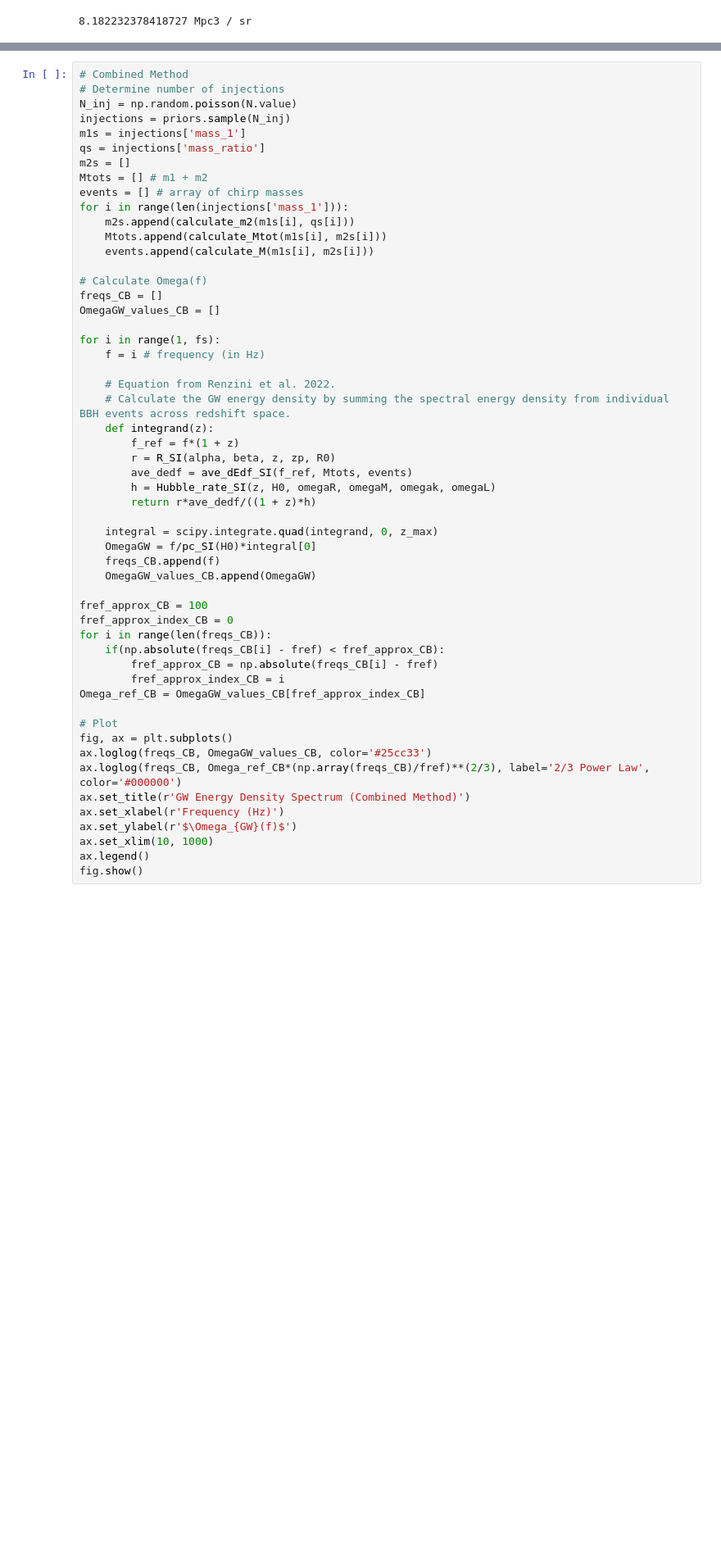
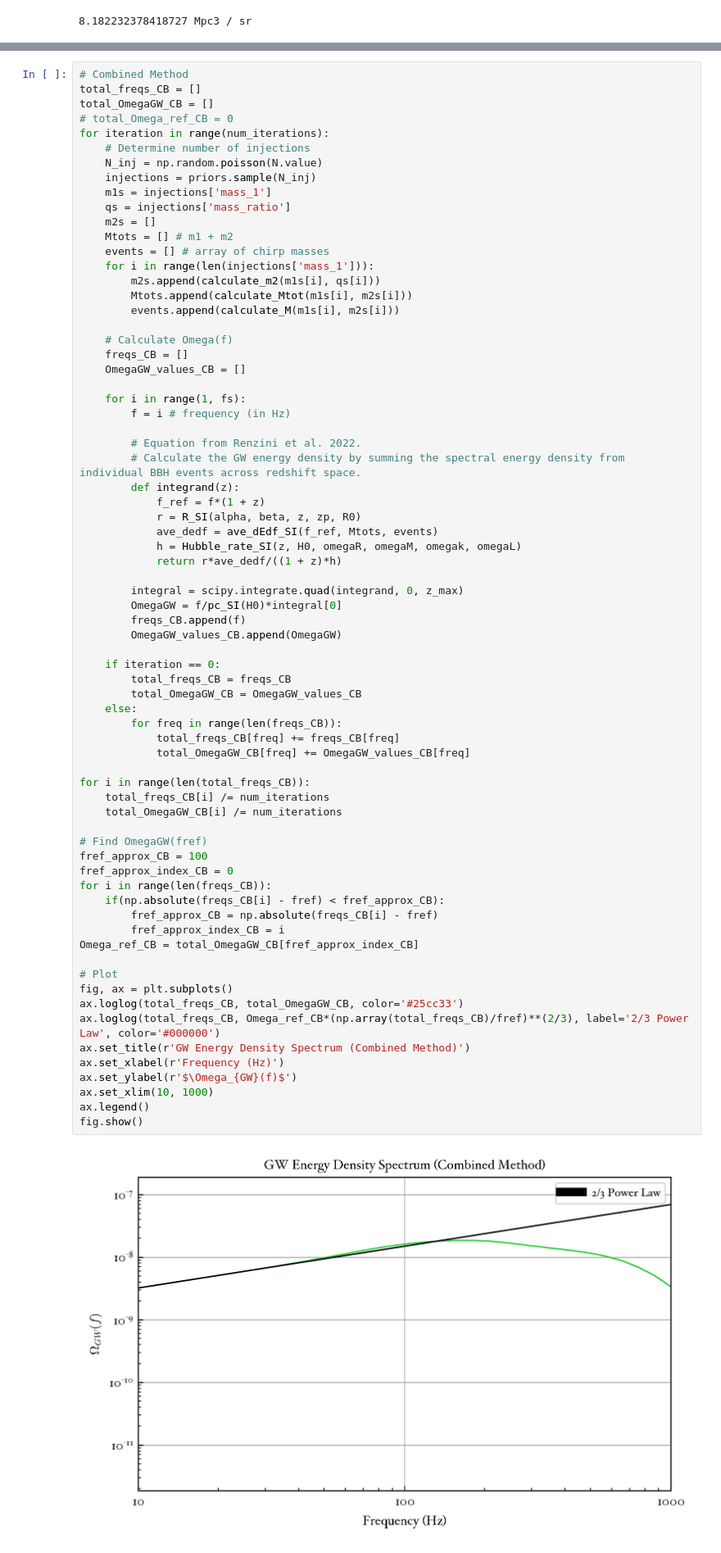
Before and after one commit to meyers-academic/astrophysical_gwb, a Jupyter notebook: notebooks/sgwb_calculation/SGWB_Calculation_Methods.ipynb, the cells around one changed output, grey strips where cells are left out. Shown at 82% size. Drawn from its saved outputs; the diff is of its cells as text; blank space fills up the shorter version.

Commit message:
Added 2/3 PL graphs to all methods.

```diff
--- a/notebooks/sgwb_calculation/SGWB_Calculation_Methods.ipynb
+++ b/notebooks/sgwb_calculation/SGWB_Calculation_Methods.ipynb
@@ -770,57 +727,76 @@ fig.show()
 # %%
 # Combined Method
-# Determine number of injections
-N_inj = np.random.poisson(N.value)
-injections = priors.sample(N_inj)
-m1s = injections['mass_1']
-qs = injections['mass_ratio']
-m2s = []
-Mtots = [] # m1 + m2
-events = [] # array of chirp masses
-for i in range(len(injections['mass_1'])):
-    m2s.append(calculate_m2(m1s[i], qs[i]))
-    Mtots.append(calculate_Mtot(m1s[i], m2s[i]))
-    events.append(calculate_M(m1s[i], m2s[i]))
+total_freqs_CB = []
+total_OmegaGW_CB = []
+# total_Omega_ref_CB = 0
+for iteration in range(num_iterations):
+    # Determine number of injections
+    N_inj = np.random.poisson(N.value)
+    injections = priors.sample(N_inj)
+    m1s = injections['mass_1']
+    qs = injections['mass_ratio']
+    m2s = []
+    Mtots = [] # m1 + m2
+    events = [] # array of chirp masses
+    for i in range(len(injections['mass_1'])):
+        m2s.append(calculate_m2(m1s[i], qs[i]))
+        Mtots.append(calculate_Mtot(m1s[i], m2s[i]))
+        events.append(calculate_M(m1s[i], m2s[i]))
 
-# Calculate Omega(f)
-freqs_CB = []
-OmegaGW_values_CB = []
+    # Calculate Omega(f)
+    freqs_CB = []
+    OmegaGW_values_CB = []
 
-for i in range(1, fs):
-    f = i # frequency (in Hz)
+    for i in range(1, fs):
+        f = i # frequency (in Hz)
 
-    # Equation from Renzini et al. 2022.
-    # Calculate the GW energy density by summing the spectral energy density from individual BBH events across redshift space.
-    def integrand(z):
-        f_ref = f*(1 + z)
-        r = R_SI(alpha, beta, z, zp, R0)
-        ave_dedf = ave_dEdf_SI(f_ref, Mtots, events)
-        h = Hubble_rate_SI(z, H0, omegaR, omegaM, omegak, omegaL)
-        return r*ave_dedf/((1 + z)*h)
+        # Equation from Renzini et al. 2022.
+        # Calculate the GW energy density by summing the spectral energy density from individual BBH events across redshift space.
+        def integrand(z):
+            f_ref = f*(1 + z)
+            r = R_SI(alpha, beta, z, zp, R0)
+            ave_dedf = ave_dEdf_SI(f_ref, Mtots, events)
+            h = Hubble_rate_SI(z, H0, omegaR, omegaM, omegak, omegaL)
+            return r*ave_dedf/((1 + z)*h)
 
-    integral = scipy.integrate.quad(integrand, 0, z_max)
-    OmegaGW = f/pc_SI(H0)*integral[0]
-    freqs_CB.append(f)
-    OmegaGW_values_CB.append(OmegaGW)
+        integral = scipy.integrate.quad(integrand, 0, z_max)
+        OmegaGW = f/pc_SI(H0)*integral[0]
+        freqs_CB.append(f)
+        OmegaGW_values_CB.append(OmegaGW)
 
+    if iteration == 0:
+        total_freqs_CB = freqs_CB
+        total_OmegaGW_CB = OmegaGW_values_CB
+    else:
+        for freq in range(len(freqs_CB)):
+            total_freqs_CB[freq] += freqs_CB[freq]
+            total_OmegaGW_CB[freq] += OmegaGW_values_CB[freq]
+
+for i in range(len(total_freqs_CB)):
+    total_freqs_CB[i] /= num_iterations
+    total_OmegaGW_CB[i] /= num_iterations
+
+# Find OmegaGW(fref)
 fref_approx_CB = 100
 fref_approx_index_CB = 0
 for i in range(len(freqs_CB)):
     if(np.absolute(freqs_CB[i] - fref) < fref_approx_CB):
         fref_approx_CB = np.absolute(freqs_CB[i] - fref)
         fref_approx_index_CB = i
-Omega_ref_CB = OmegaGW_values_CB[fref_approx_index_CB]
+Omega_ref_CB = total_OmegaGW_CB[fref_approx_index_CB]
 
 # Plot
 fig, ax = plt.subplots()
-ax.loglog(freqs_CB, OmegaGW_values_CB, color='#25cc33')
-ax.loglog(freqs_CB, Omega_ref_CB*(np.array(freqs_CB)/fref)**(2/3), label='2/3 Power Law', color='#000000')
+ax.loglog(total_freqs_CB, total_OmegaGW_CB, color='#25cc33')
+ax.loglog(total_freqs_CB, Omega_ref_CB*(np.array(total_freqs_CB)/fref)**(2/3), label='2/3 Power Law', color='#000000')
 ax.set_title(r'GW Energy Density Spectrum (Combined Method)')
 ax.set_xlabel(r'Frequency (Hz)')
 ax.set_ylabel(r'$\Omega_{GW}(f)$')
 ax.set_xlim(10, 1000)
 ax.legend()
 fig.show()
+# %% [output]
+[figure, added]
 # %%
 fig, ax = plt.subplots()
 ax.loglog(total_freqs_AR, total_OmegaGW_AR, color='#d61c1c', label='Regimbau Method')
```
Also changed, not shown: parts of 5 cells of this notebook, 1 other file.
